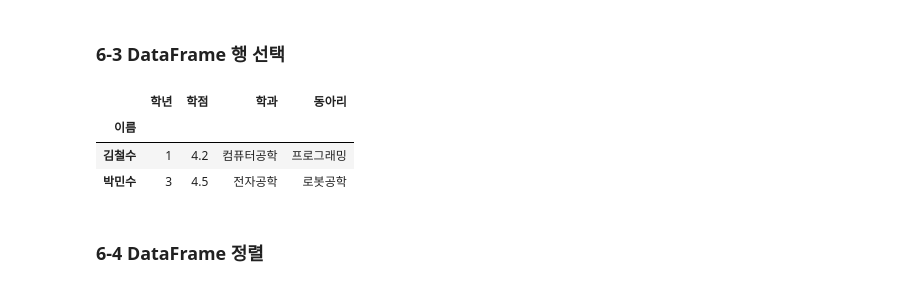
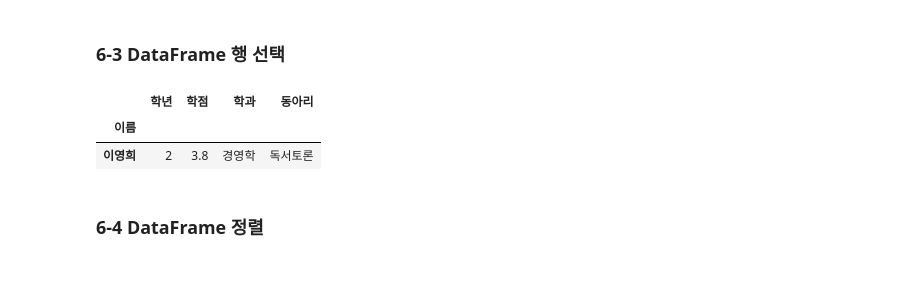
Before and after one commit to mirrca/Data-Analysis-with-Open-Source, a Jupyter notebook: 오픈소스_데이터_분석_6강.ipynb, the cells around one changed output. Drawn from its saved outputs; the diff is of its cells as text; code cells hidden in the pictures.

```diff
--- a/오픈소스_데이터_분석_6강.ipynb
+++ b/오픈소스_데이터_분석_6강.ipynb
@@ -102,35 +102,36 @@ data = {
     "학점": [4.2, 3.8, 4.5, 3.9, 3.5],
     "학과": ["컴퓨터공학", "경영학", "전자공학", "의학", "심리학"],
     "동아리": ["프로그래밍", "독서토론", "로봇공학", "봉사활동", "음악감상"]
 }
 
 #DataFrame 인덱스 지정
 
 df= pd.DataFrame(data) #데이터프레임
 df=df.set_index('이름') #인덱스 지정
 
 #DataFrame 행 선택
 
 df.loc['김철수'] #location / 인덱스 지정 안 했으면 디폴트 번호
 df.loc[['김철수',"이영희"]] # 복수 선택은 리스트형태로
 df.loc['김철수':"박민수"] # 파이썬 슬라이싱 김철수부터 박민수까지
 
 #DataFrame 위치 기반 행 선택
 
 df.iloc[1] #인덱스 무시 순서로만, 인덱스 로케이션 iloc
 df.iloc[[2,3]]
 df.iloc[2:5]
 
 #DataFrame 조건 기반 선택
 
 df.loc[[True,False,True,False,False]] #레코드 수와 동일, 트루인 0번2번만 노출
 df['학점']>=4.0 #각 조건에 tf 붙음
 df.loc[df['학점']>=4.0] # 붙은 tf 중 t만 추출
+df[df['학년']==2]
+df[(df['학년']==2) & (df['학점']>3.5)] #여러 조건도 가능
 # %% [output]
 |  | 학년 | 학점 | 학과 | 동아리 |
 | 이름 |  |  |  |  |
-| 김철수 | 1 | 4.2 | 컴퓨터공학 | 프로그래밍 |
-| 박민수 | 3 | 4.5 | 전자공학 | 로봇공학 |
+| 이영희 | 2 | 3.8 | 경영학 | 독서토론 |
 # %% [markdown]
 ### 6-4 DataFrame 정렬
 # %%
```
